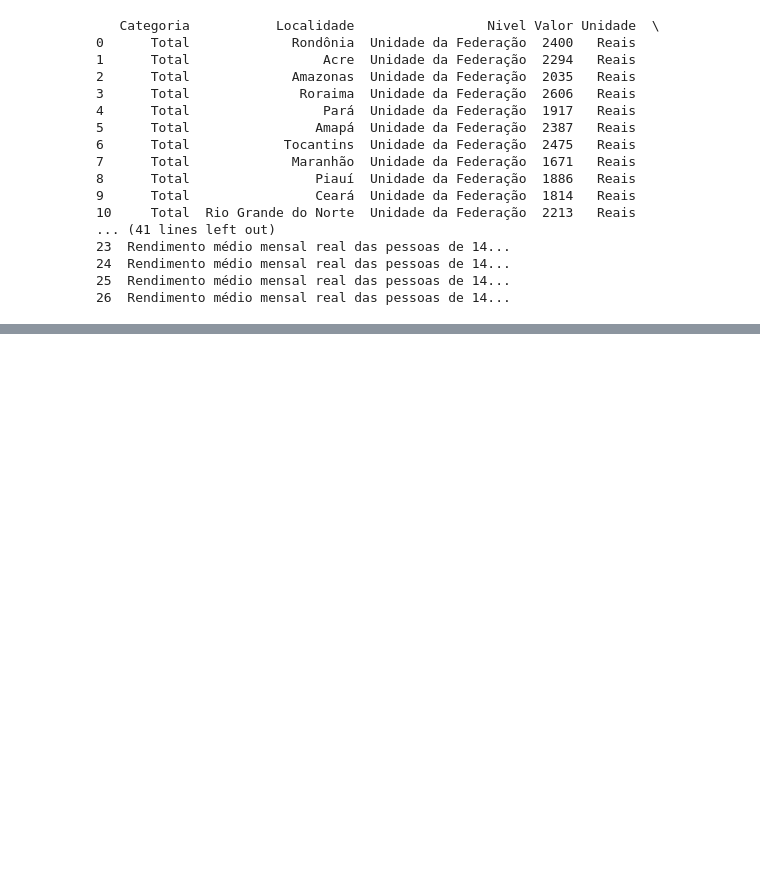
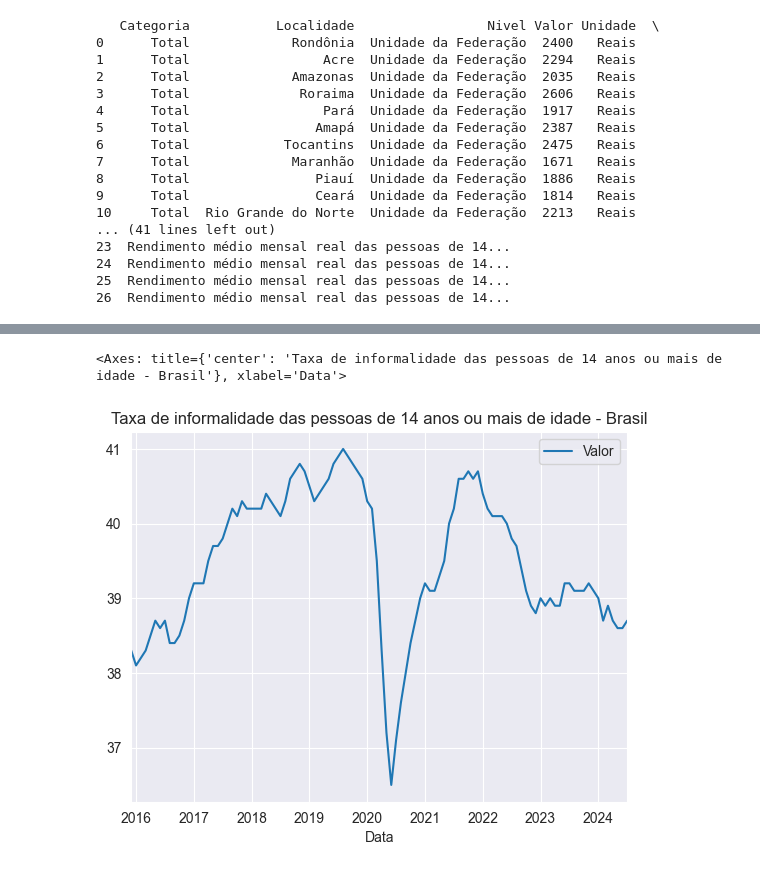
Before and after one commit to FordK2003/Praticas, a Jupyter notebook: IBGE.ipynb, the cells around one changed output, grey strips where cells are left out. Drawn from its saved outputs; the diff is of its cells as text; code cells hidden in the pictures; blank space fills up the shorter version.

```diff
--- a/IBGE.ipynb
+++ b/IBGE.ipynb
@@ -85,0 +74,36 @@ df.to_csv(f'consulta_{nome_consulta}.csv', index=False)
+# %%
+
+
+# Make a request to the PNAD endpoint
+response = requests.get(pnad_url)
+
+# Check if the request was successful
+if response.status_code == 200:
+    # Convert the response to a DataFrame
+    pnad_data = response.json()
+    pp.pprint(pnad_data)
+
+    # Extract the 'resultados' key from the first element of pnad_data
+    resultados_data = pnad_data[0]['resultados']
+
+    # Initialize a list to store the extracted data
+    extracted_data = []
+
+    # Iterate through each result
+    for result in resultados_data:
+        # Iterate through each serie in the result
+        for serie in result['series']:
+            # Iterate through each key-value pair in the serie
+            for data, valor in serie['serie'].items():
+                row = {
+                    'Data': data,
+                    'Valor': valor
+                }
+                extracted_data.append(row)
+
+    # Convert the extracted data into a DataFrame
+    df = pd.DataFrame(extracted_data)
+    print(df)
+
+else:
+    print(f"Failed to retrieve data: {response.status_code}")
@@ -85,0 +128,3 @@ df.to_csv(f'consulta_{nome_consulta}.csv', index=False)
+# %%
+df['Data']= pd.to_datetime(df['Data'],format = '%Y%m')
+df['Valor']= pd.to_numeric(df['Valor'])
@@ -85,0 +142,5 @@ df.to_csv(f'consulta_{nome_consulta}.csv', index=False)
+# %%
+df.plot(x='Data', y='Valor', kind='line', title='Taxa de informalidade das pessoas de 14 anos ou mais de idade - Brasil')
+# %% [output]
+<Axes: title={'center': 'Taxa de informalidade das pessoas de 14 anos ou mais de idade - Brasil'}, xlabel='Data'>
+[figure, added]
```
Also changed, not shown: parts of 8 cells of this notebook, 3 other files.
